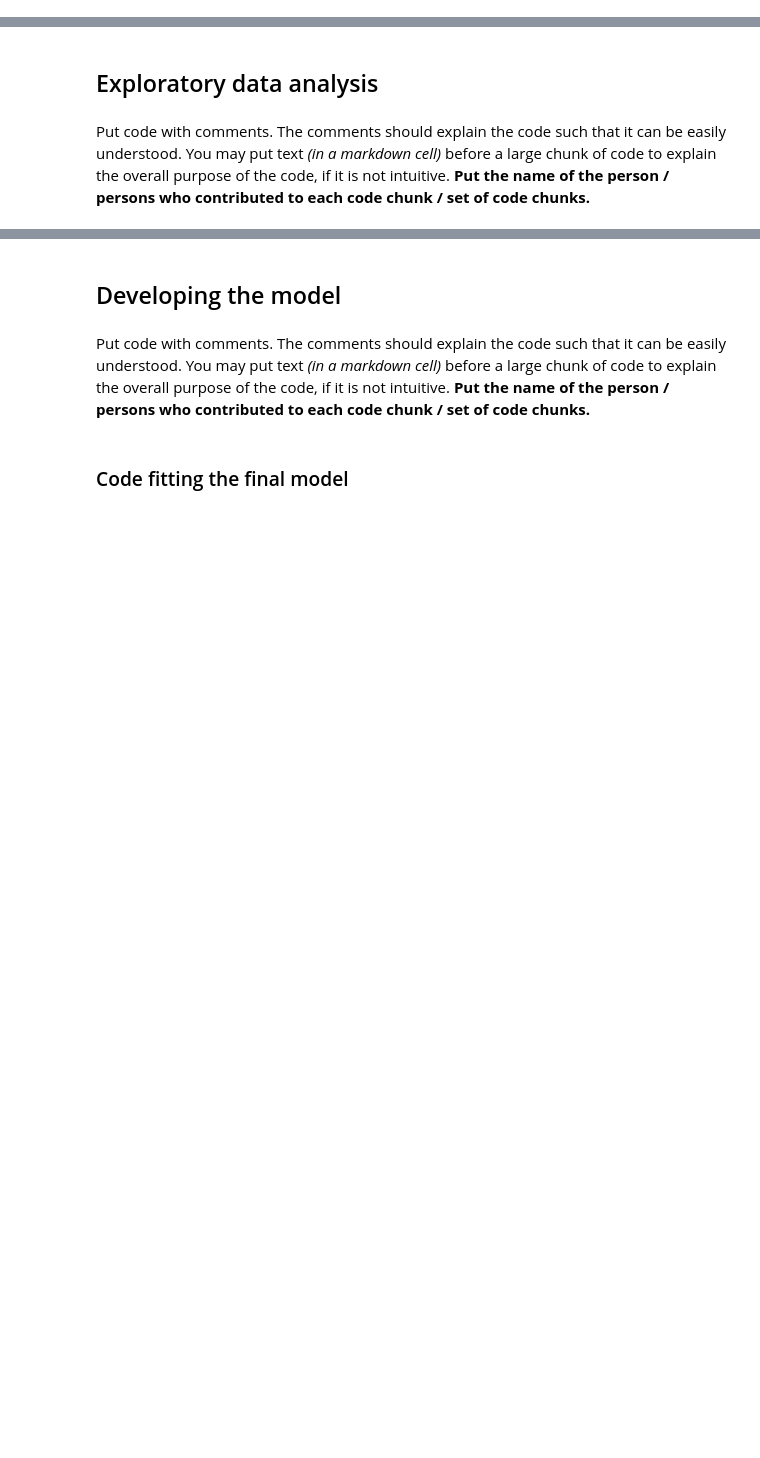
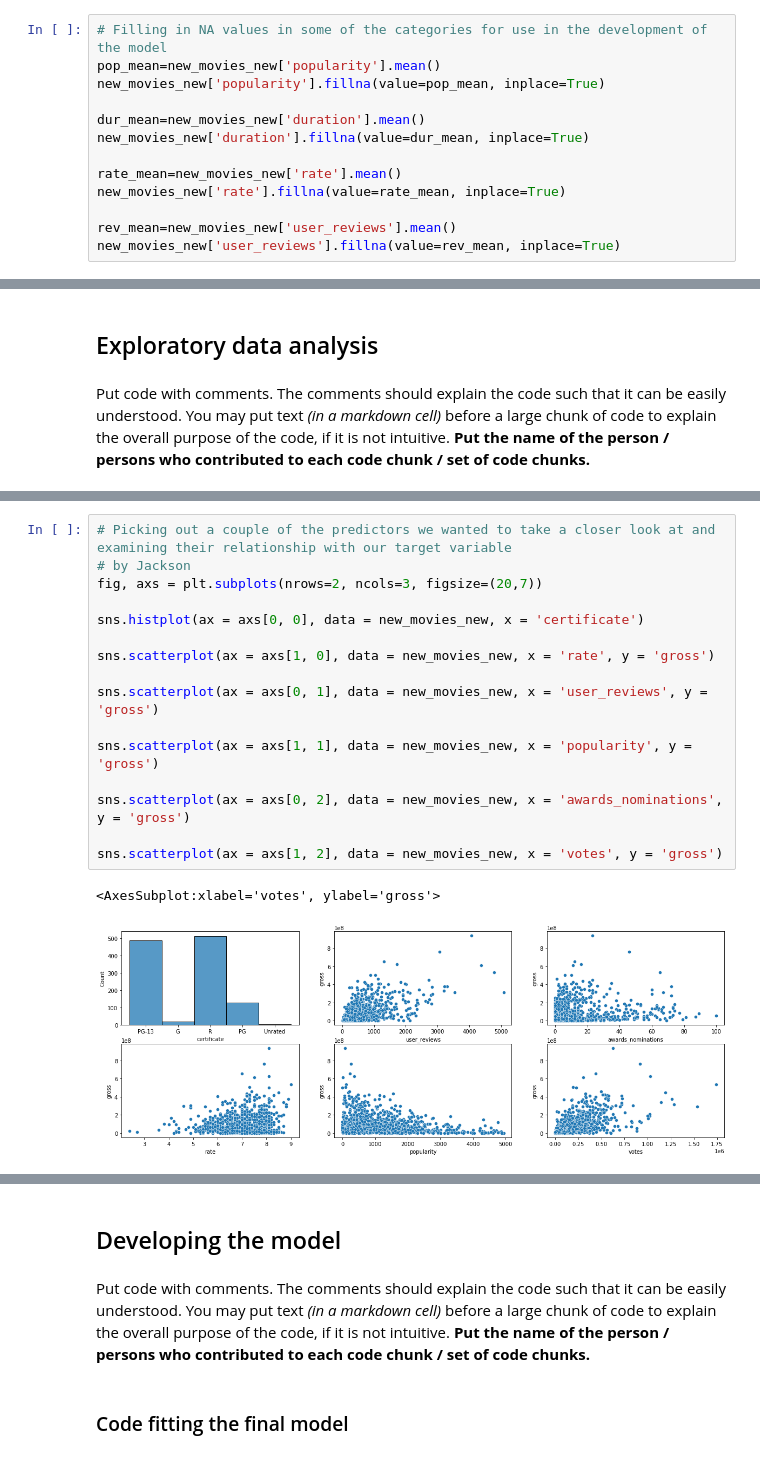
Before and after one commit to mgbanich/DS303-2_ElectricBoogaloo, a Jupyter notebook: Project Code - Electric Boogaloo.ipynb, the cells around one changed output, grey strips where cells are left out. Saved outputs shown, nothing was run; the diff lists cells and outputs as text; blank space fills up the shorter version.

Commit message:
Added a bunch of the EDA and data prep
Confused on what goes in which part of the report like where do I put graphs? Idk we'll talk through it

```diff
--- a/Project Code - Electric Boogaloo.ipynb
+++ b/Project Code - Electric Boogaloo.ipynb
@@ -93,2 +81,15 @@ The code below implements the above cleaning.
+# %%
+# Filling in NA values in some of the categories for use in the development of the model
+pop_mean=new_movies_new['popularity'].mean()
+new_movies_new['popularity'].fillna(value=pop_mean, inplace=True)
+
+dur_mean=new_movies_new['duration'].mean()
+new_movies_new['duration'].fillna(value=dur_mean, inplace=True)
+
+rate_mean=new_movies_new['rate'].mean()
+new_movies_new['rate'].fillna(value=rate_mean, inplace=True)
+
+rev_mean=new_movies_new['user_reviews'].mean()
+new_movies_new['user_reviews'].fillna(value=rev_mean, inplace=True)
 # %% [markdown]
 ### Data preparation
@@ -112,0 +144,19 @@ NameError: name 'movies_new' is not defined
+# %%
+# Picking out a couple of the predictors we wanted to take a closer look at and examining their relationship with our target variable
+# by Jackson
+fig, axs = plt.subplots(nrows=2, ncols=3, figsize=(20,7))
+
+sns.histplot(ax = axs[0, 0], data = new_movies_new, x = 'certificate')
+
+sns.scatterplot(ax = axs[1, 0], data = new_movies_new, x = 'rate', y = 'gross')
+
+sns.scatterplot(ax = axs[0, 1], data = new_movies_new, x = 'user_reviews', y = 'gross')
+
+sns.scatterplot(ax = axs[1, 1], data = new_movies_new, x = 'popularity', y = 'gross')
+
+sns.scatterplot(ax = axs[0, 2], data = new_movies_new, x = 'awards_nominations', y = 'gross')
+
+sns.scatterplot(ax = axs[1, 2], data = new_movies_new, x = 'votes', y = 'gross')
+# %% [output]
+<AxesSubplot:xlabel='votes', ylabel='gross'>
+[figure, added]
```
Also changed, not shown: parts of 10 cells of this notebook, 1 other file.
